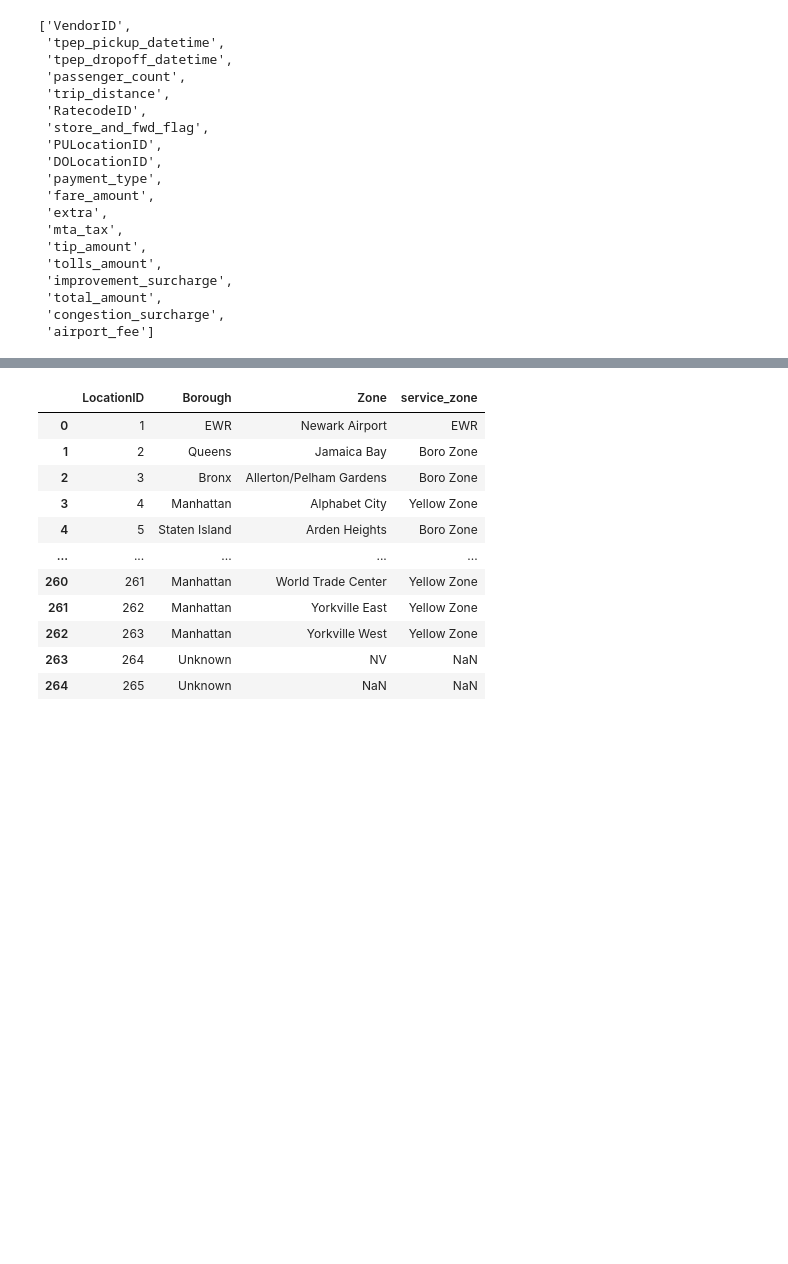
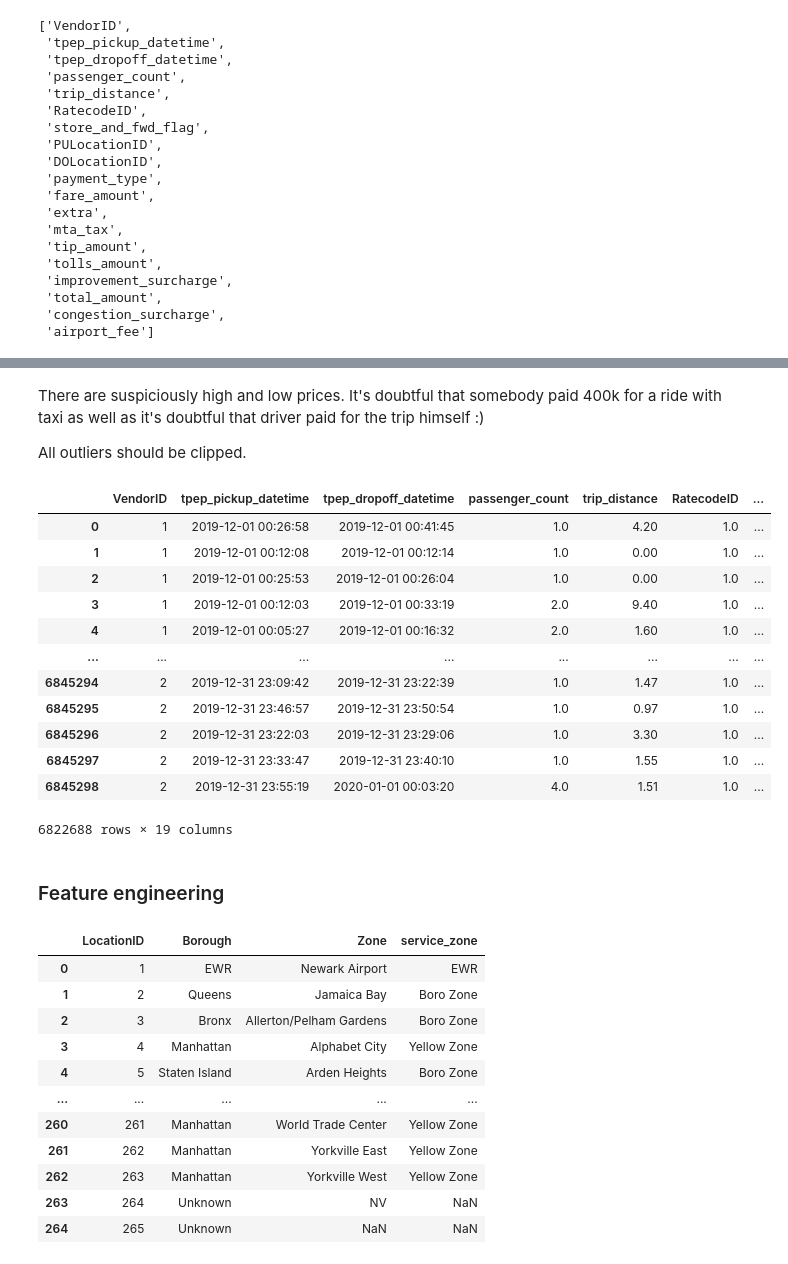
Before and after one commit to ervalinskas/yellow-taxi-trip, a Jupyter notebook: notebooks/eta.ipynb, the cells around one changed output, grey strips where cells are left out. Drawn from its saved outputs; the diff is of its cells as text; code cells hidden in the pictures; blank space fills up the shorter version.

```diff
--- a/notebooks/eta.ipynb
+++ b/notebooks/eta.ipynb
@@ -107,3 +229,27 @@ Food for thought:
+# %% [markdown]
+There are suspiciously high and low prices. It's doubtful that somebody paid 400k for a ride with taxi as well as it's doubtful that driver paid for the trip himself :)
+
+All outliers should be clipped.
+# %%
+# Clipping unnecassary records
+df = df[(df["target"] > 0)&(df["target"] < 1000)]
+df
+# %% [output]
+|  | VendorID | tpep_pickup_datetime | tpep_dropoff_datetime | passenger_count | trip_distance | RatecodeID | ... |
+| 0 | 1 | 2019-12-01 00:26:58 | 2019-12-01 00:41:45 | 1.0 | 4.20 | 1.0 | ... |
+| 1 | 1 | 2019-12-01 00:12:08 | 2019-12-01 00:12:14 | 1.0 | 0.00 | 1.0 | ... |
+| 2 | 1 | 2019-12-01 00:25:53 | 2019-12-01 00:26:04 | 1.0 | 0.00 | 1.0 | ... |
+| 3 | 1 | 2019-12-01 00:12:03 | 2019-12-01 00:33:19 | 2.0 | 9.40 | 1.0 | ... |
+| 4 | 1 | 2019-12-01 00:05:27 | 2019-12-01 00:16:32 | 2.0 | 1.60 | 1.0 | ... |
+| ... | ... | ... | ... | ... | ... | ... | ... |
+| 6845294 | 2 | 2019-12-31 23:09:42 | 2019-12-31 23:22:39 | 1.0 | 1.47 | 1.0 | ... |
+| 6845295 | 2 | 2019-12-31 23:46:57 | 2019-12-31 23:50:54 | 1.0 | 0.97 | 1.0 | ... |
+| 6845296 | 2 | 2019-12-31 23:22:03 | 2019-12-31 23:29:06 | 1.0 | 3.30 | 1.0 | ... |
+| 6845297 | 2 | 2019-12-31 23:33:47 | 2019-12-31 23:40:10 | 1.0 | 1.55 | 1.0 | ... |
+| 6845298 | 2 | 2019-12-31 23:55:19 | 2020-01-01 00:03:20 | 4.0 | 1.51 | 1.0 | ... |
+6822688 rows × 19 columns
+# %% [markdown]
+### Feature engineering
 # %%
 location_meta_df = read_csv("~/Desktop/yellow-taxi-trip/data/taxi_zone_lookup.csv")
 location_meta_df
```
Also changed, not shown: parts of 43 cells of this notebook.
